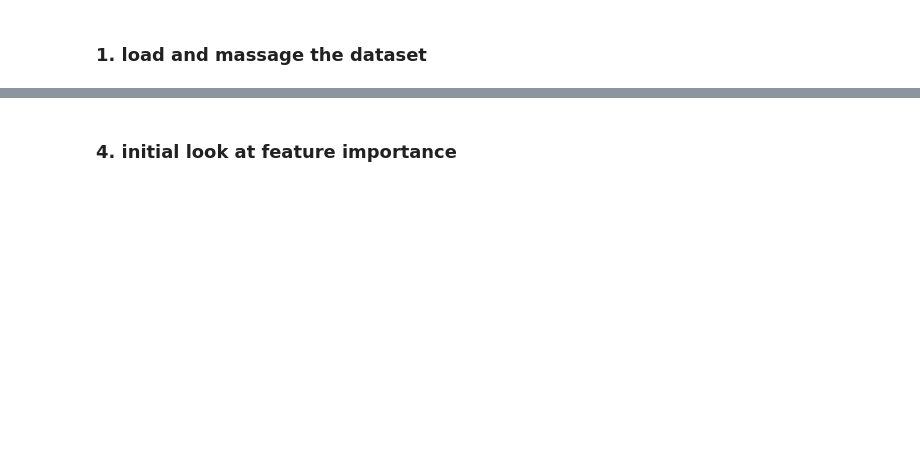
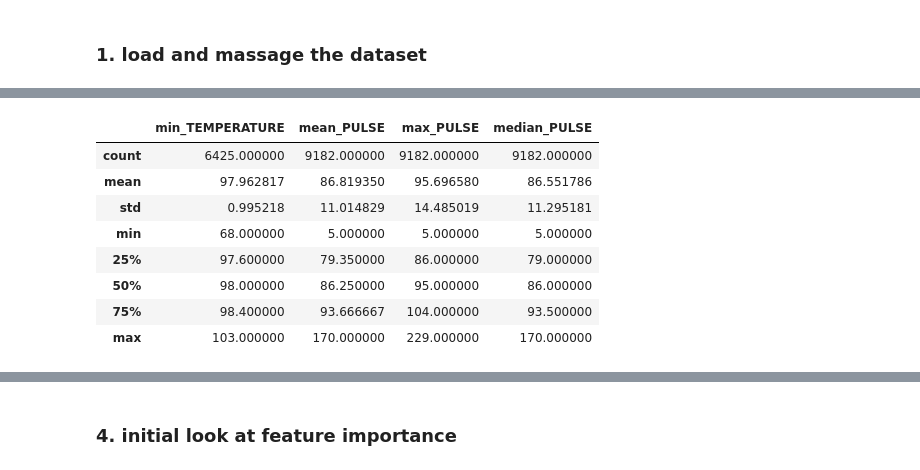
Before and after one commit to wake-forest-ctsi/ammi, a Jupyter notebook: analysis/zhma_ml_analysis/unc_preeclampsia_analysis/unc_preeclampsia.ipynb, the cells around one changed output, grey strips where cells are left out. Saved outputs shown, nothing was run; the diff lists cells and outputs as text; code cells hidden in the pictures; blank space fills up the shorter version.

```diff
--- a/analysis/zhma_ml_analysis/unc_preeclampsia_analysis/unc_preeclampsia.ipynb
+++ b/analysis/zhma_ml_analysis/unc_preeclampsia_analysis/unc_preeclampsia.ipynb
@@ -34,5 +19,0 @@ assert(all(dat_bp.BIRTHID==dat_race.BIRTHID))
-# %%
-# the preeclampsia label is not decided already in the sql query
-dat = pd.merge(left=dat_bp, right=dat_preeclampsia[['BIRTHID','preeclampsia_label']], left_on='BIRTHID', right_on='BIRTHID', how='left')
-dat = dat.rename(columns={'preeclampsia_label': 'diagnosis'})
-dat
@@ -59,7 +19,0 @@ dat_vital
-# %%
-# now merge the obs, vital, age and race table
-dat = pd.merge(left=dat, right=dat_obs, left_on='BIRTHID', right_on='BIRTHID', how='left')
-dat = pd.merge(left=dat, right=dat_vital, left_on='BIRTHID', right_on='BIRTHID', how='left')
-dat = pd.merge(left=dat, right=dat_age, left_on='BIRTHID', right_on='BIRTHID', how='left')
-dat = pd.merge(left=dat, right=dat_race, left_on='BIRTHID', right_on='BIRTHID', how='left')
-dat.shape
@@ -65,0 +42,8 @@ dat.shape
+# %%
+# we don't have lancets or needle
+dat = dat.drop(columns=['med_lancets', 'med_needle'])
+
+# sbp and dbp are likely important, remove null for those two columns
+dat = dat.dropna(subset=['mean_dbp_value', 'mean_sbp_value'])
+
+dat.shape
@@ -65,0 +72,7 @@ dat.shape
+# %%
+# drop BMI WEIGHT preg_mom_age_at_del
+dat = dat.dropna(subset=['mean_BMI', 'max_BMI', 'median_BMI', 'min_BMI',
+                         'mean_WEIGHT', 'min_WEIGHT', 'median_WEIGHT', 'max_WEIGHT',
+                         'preg_mom_age_at_del'])
+
+dat.shape
@@ -65,0 +101,12 @@ dat.shape
+# %%
+dat[['min_TEMPERATURE', 'mean_PULSE', 'max_PULSE', 'median_PULSE']].describe()
+# %% [output]
+|  | min_TEMPERATURE | mean_PULSE | max_PULSE | median_PULSE |
+| count | 6425.000000 | 9182.000000 | 9182.000000 | 9182.000000 |
+| mean | 97.962817 | 86.819350 | 95.696580 | 86.551786 |
+| std | 0.995218 | 11.014829 | 14.485019 | 11.295181 |
+| min | 68.000000 | 5.000000 | 5.000000 | 5.000000 |
+| 25% | 97.600000 | 79.350000 | 86.000000 | 79.000000 |
+| 50% | 98.000000 | 86.250000 | 95.000000 | 86.000000 |
+| 75% | 98.400000 | 93.666667 | 104.000000 | 93.500000 |
+| max | 103.000000 | 170.000000 | 229.000000 | 170.000000 |
```
Also changed, not shown: parts of 43 cells of this notebook, 4 other files.
